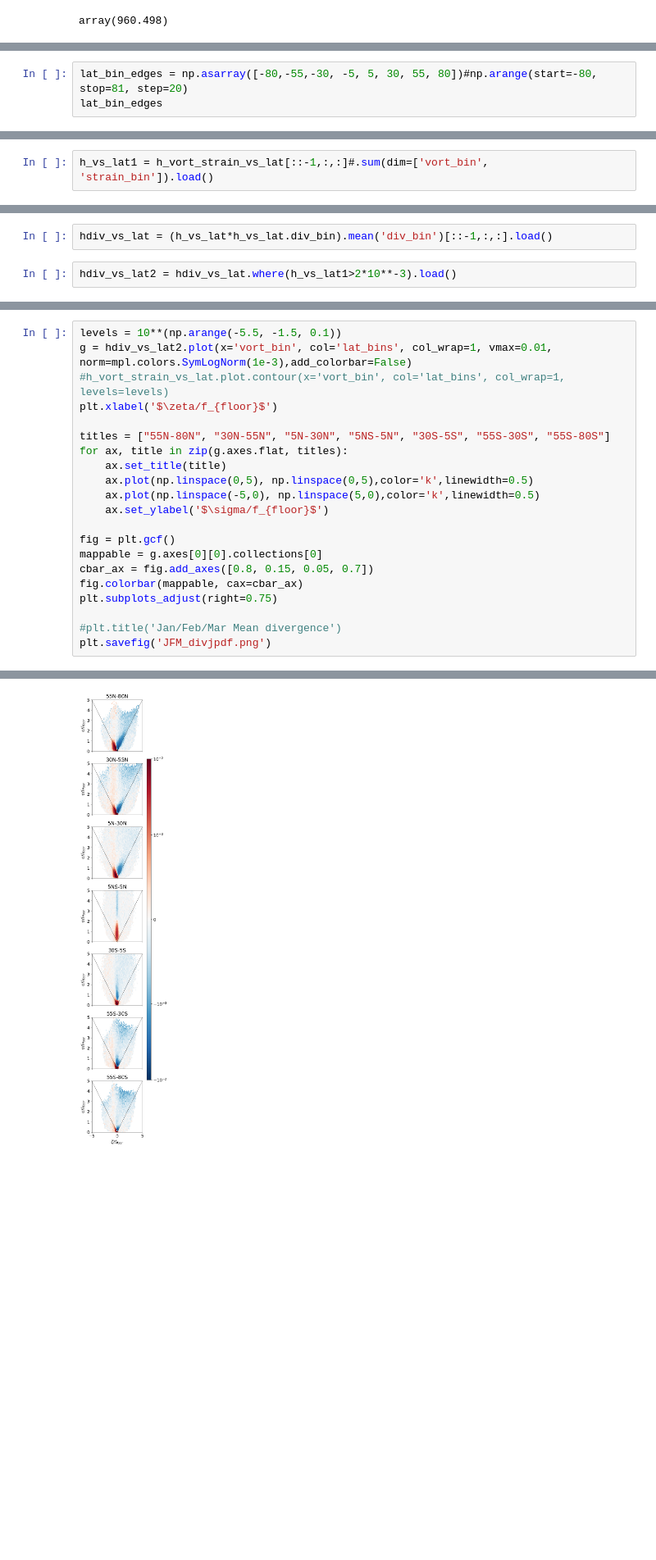
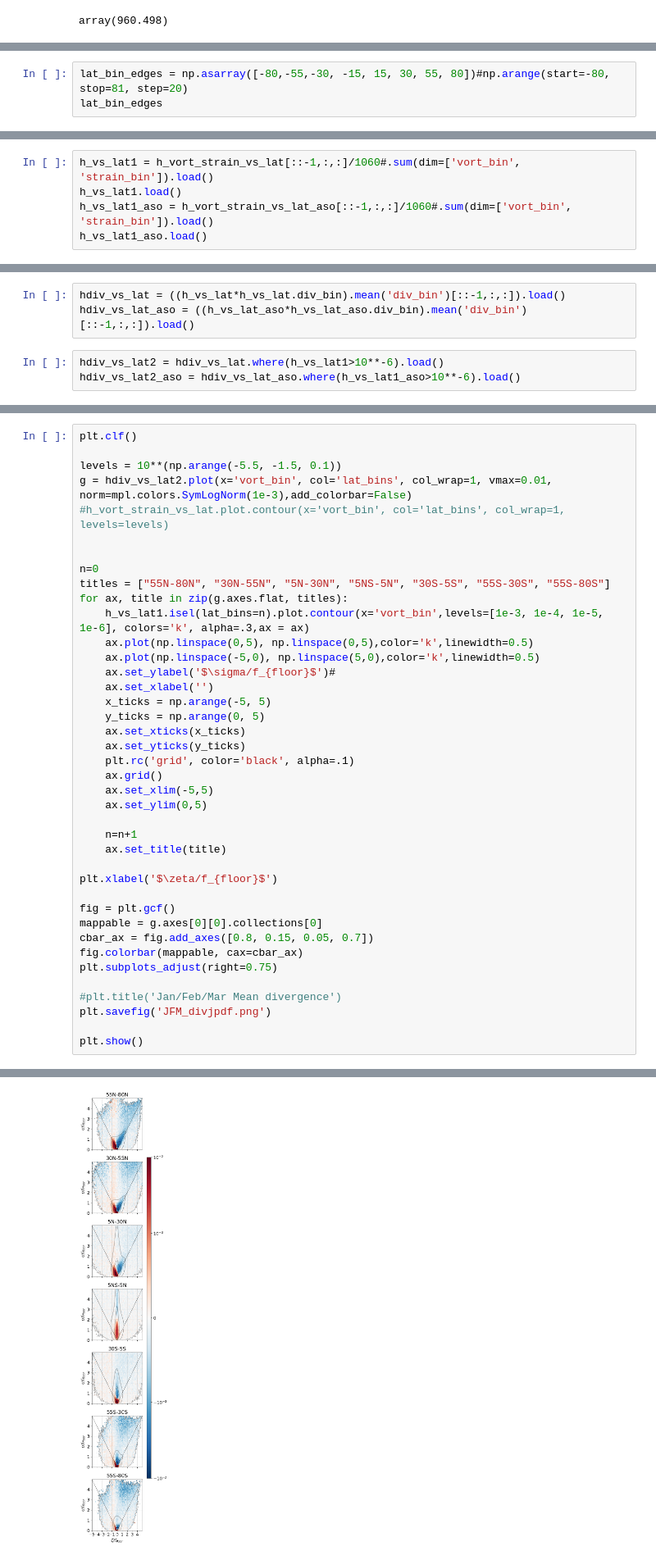
Before and after one commit to ocean-transport/llc-hero-calc, a Jupyter notebook: analysis/posters/latitude_variation.ipynb, the cells around one changed output, grey strips where cells are left out. Shown at 82% size. Drawn from its saved outputs; the diff is of its cells as text; blank space fills up the shorter version.

Commit message:
First attempt paper figures

```diff
--- a/analysis/posters/latitude_variation.ipynb
+++ b/analysis/posters/latitude_variation.ipynb
@@ -200,6 +200,6 @@ PandasIndex
 PandasIndex(Index([ 4, 5, 6, 7, 13, 14, 15, 21, 22, 23, ... 785, 786, 787, 788, 790, 791, 792, 793, 798, 799], dtype='int64', name='region_num', length=437))
 Attributes: (0)
 # %%
-lat_bin_edges = np.asarray([-80,-55,-30, -5, 5, 30, 55, 80])#np.arange(start=-80, stop=81, step=20)
+lat_bin_edges = np.asarray([-80,-55,-30, -15, 15, 30, 55, 80])#np.arange(start=-80, stop=81, step=20)
 lat_bin_edges
 # %% [output]
@@ -350,2 +240,5 @@ Coordinates:
 # %%
-h_vs_lat1 = h_vort_strain_vs_lat[::-1,:,:]#.sum(dim=['vort_bin', 'strain_bin']).load()
+h_vs_lat1 = h_vort_strain_vs_lat[::-1,:,:]/1060#.sum(dim=['vort_bin', 'strain_bin']).load()
+h_vs_lat1.load()
+h_vs_lat1_aso = h_vort_strain_vs_lat_aso[::-1,:,:]/1060#.sum(dim=['vort_bin', 'strain_bin']).load()
+h_vs_lat1_aso.load()
@@ -377,4 +541,6 @@ plt.savefig('JFM_jpdf.png')
 # %%
-hdiv_vs_lat = (h_vs_lat*h_vs_lat.div_bin).mean('div_bin')[::-1,:,:].load()
+hdiv_vs_lat = ((h_vs_lat*h_vs_lat.div_bin).mean('div_bin')[::-1,:,:]).load()
+hdiv_vs_lat_aso = ((h_vs_lat_aso*h_vs_lat_aso.div_bin).mean('div_bin')[::-1,:,:]).load()
 # %%
-hdiv_vs_lat2 = hdiv_vs_lat.where(h_vs_lat1>2*10**-3).load()
+hdiv_vs_lat2 = hdiv_vs_lat.where(h_vs_lat1>10**-6).load()
+hdiv_vs_lat2_aso = hdiv_vs_lat_aso.where(h_vs_lat1_aso>10**-6).load()
@@ -401,15 +804,32 @@ array([[[            nan,             nan,             nan, ...,
 # %%
+plt.clf()
+
 levels = 10**(np.arange(-5.5, -1.5, 0.1))
 g = hdiv_vs_lat2.plot(x='vort_bin', col='lat_bins', col_wrap=1, vmax=0.01, norm=mpl.colors.SymLogNorm(1e-3),add_colorbar=False)
 #h_vort_strain_vs_lat.plot.contour(x='vort_bin', col='lat_bins', col_wrap=1, levels=levels)
-plt.xlabel('$\zeta/f_{floor}$')
 
+
+n=0
 titles = ["55N-80N", "30N-55N", "5N-30N", "5NS-5N", "30S-5S", "55S-30S", "55S-80S"]
 for ax, title in zip(g.axes.flat, titles):
-    ax.set_title(title)
+    h_vs_lat1.isel(lat_bins=n).plot.contour(x='vort_bin',levels=[1e-3, 1e-4, 1e-5, 1e-6], colors='k', alpha=.3,ax = ax)
     ax.plot(np.linspace(0,5), np.linspace(0,5),color='k',linewidth=0.5)
     ax.plot(np.linspace(-5,0), np.linspace(5,0),color='k',linewidth=0.5)
-    ax.set_ylabel('$\sigma/f_{floor}$')
+    ax.set_ylabel('$\sigma/f_{floor}$')#
+    ax.set_xlabel('')
+    x_ticks = np.arange(-5, 5)
+    y_ticks = np.arange(0, 5)
+    ax.set_xticks(x_ticks)
+    ax.set_yticks(y_ticks)
+    plt.rc('grid', color='black', alpha=.1)
+    ax.grid()
+    ax.set_xlim(-5,5)
+    ax.set_ylim(0,5)
+
+    n=n+1
+    ax.set_title(title)
+
+plt.xlabel('$\zeta/f_{floor}$')
 
 fig = plt.gcf()
 mappable = g.axes[0][0].collections[0]
@@ -419,4 +839,6 @@ plt.subplots_adjust(right=0.75)
 
 #plt.title('Jan/Feb/Mar Mean divergence')
 plt.savefig('JFM_divjpdf.png')
+
+plt.show()
 # %% [output]
@@ -423,4 +846,4 @@ plt.savefig('JFM_divjpdf.png')
-[figure, old version]
+[figure, new version]
 # %% [markdown]
 # ASO
 # %%
```
Also changed, not shown: parts of 17 cells of this notebook, 11 other files.
